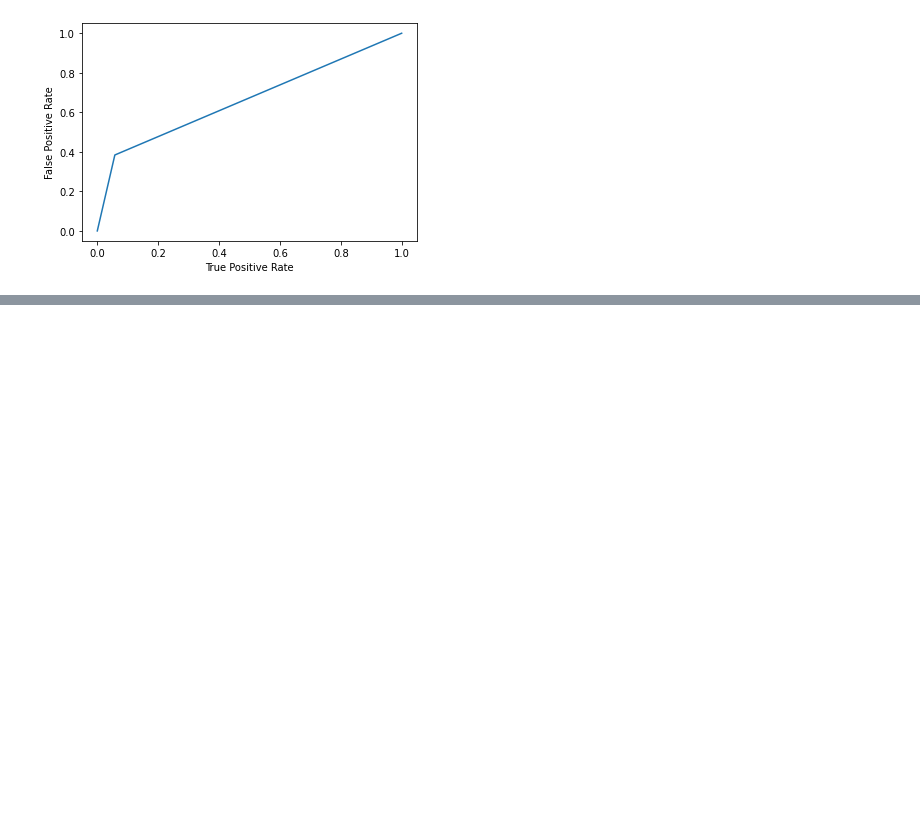
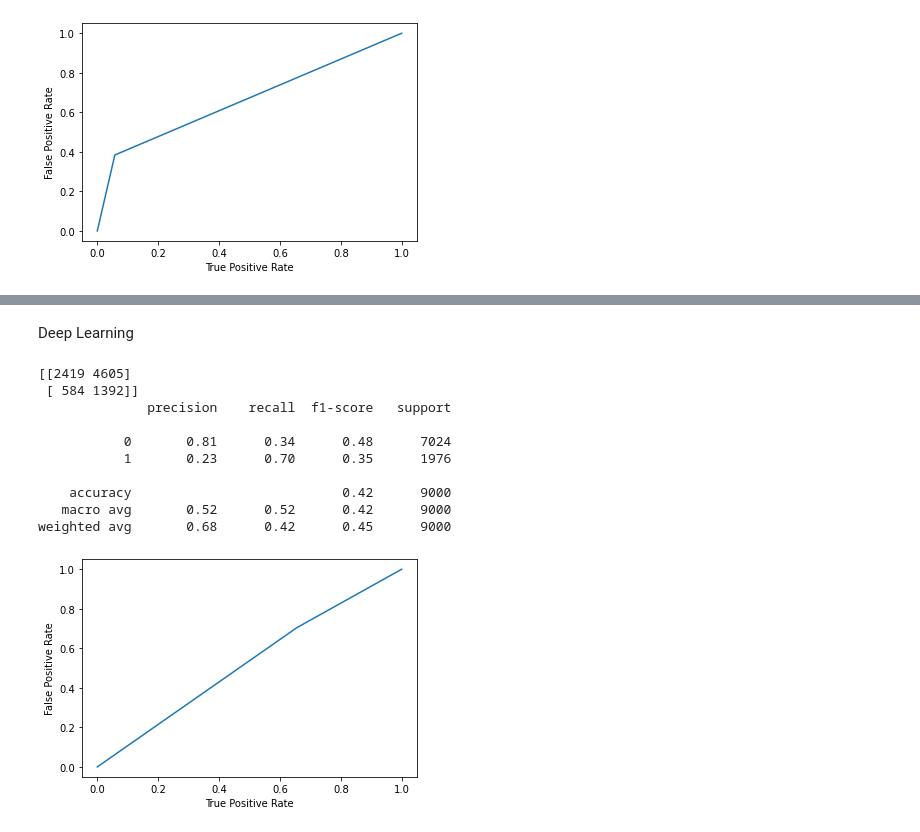
Before and after one commit to Torm198/LabEst2021.1, a Jupyter notebook: 3_montagem_dos_modelos.ipynb, the cells around one changed output, grey strips where cells are left out. Drawn from its saved outputs; the diff is of its cells as text; code cells hidden in the pictures; blank space fills up the shorter version.

```diff
--- a/3_montagem_dos_modelos.ipynb
+++ b/3_montagem_dos_modelos.ipynb
@@ -201,0 +259,18 @@ weighted avg       0.80      0.82      0.80      9000
+# %% [markdown]
+Deep Learning
+# %%
+dl = MLPClassifier()
+
+prototipo(dl,X_train,y_train,X_test,y_test)
+# %% [output]
+[[2419 4605]
+ [ 584 1392]]
+              precision    recall  f1-score   support
+
+           0       0.81      0.34      0.48      7024
+           1       0.23      0.70      0.35      1976
+
+    accuracy                           0.42      9000
+   macro avg       0.52      0.52      0.42      9000
+weighted avg       0.68      0.42      0.45      9000
+[figure, added]
```
Also changed, not shown: parts of 9 cells of this notebook.
